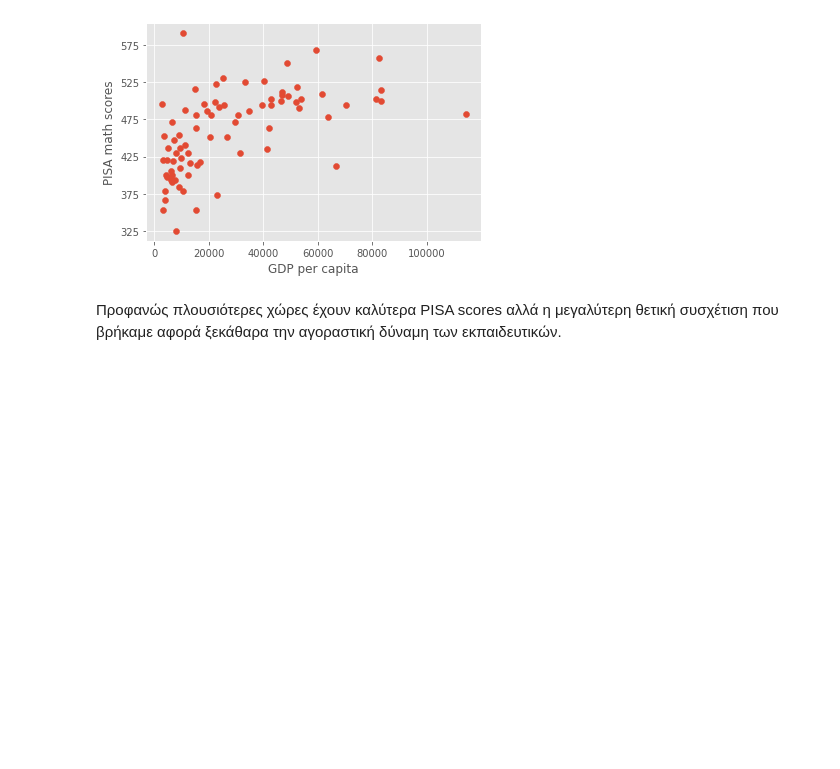
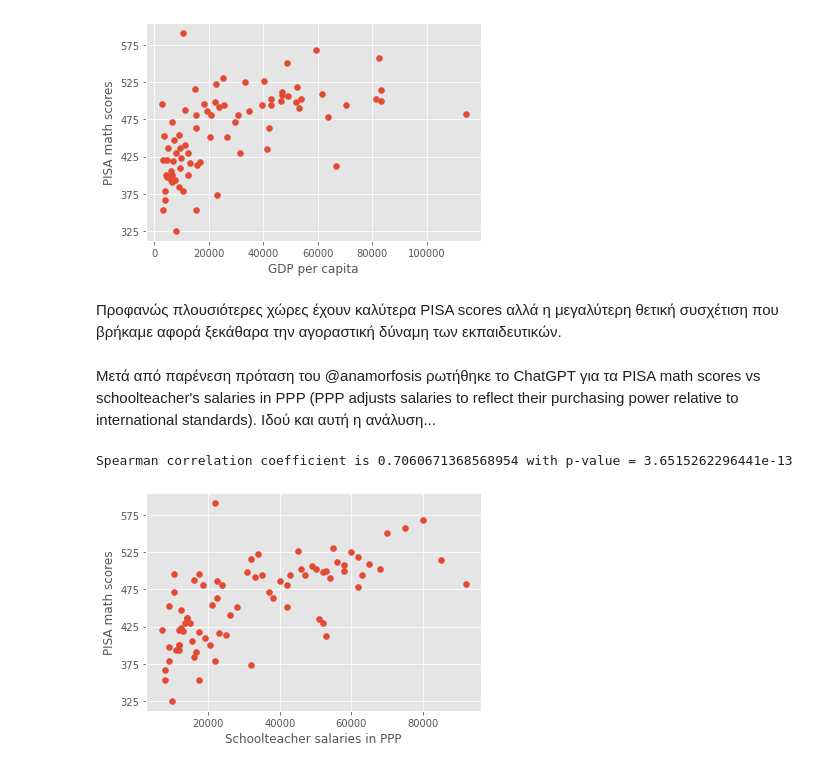
Before and after one commit to alexandros-koutsioumpas/PISA_math_scores_vs_summer_break, a Jupyter notebook: PISA_vs_PPP.ipynb, the cells around one changed output. Saved outputs shown, nothing was run; the diff lists cells and outputs as text; code cells hidden in the pictures; blank space fills up the shorter version.

```diff
--- a/PISA_vs_PPP.ipynb
+++ b/PISA_vs_PPP.ipynb
@@ -135,3 +135,37 @@ Spearman correlation coefficient is 0.6598474734167074 with p-value = 3.74144259
 [figure]
 # %% [markdown]
 Προφανώς πλουσιότερες χώρες έχουν καλύτερα PISA scores αλλά η μεγαλύτερη θετική συσχέτιση που βρήκαμε αφορά ξεκάθαρα την αγοραστική δύναμη των εκπαιδευτικών.
+# %% [markdown]
+Μετά από παρένεση πρόταση του @anamorfosis ρωτήθηκε το ChatGPT για τα PISA math scores vs schoolteacher's salaries in PPP (PPP adjusts salaries to reflect their purchasing power relative to international standards). Ιδού και αυτή η ανάλυση...
+# %%
+import csv
+
+file = open("math_scores_vs_teacher_PPP_salaries.csv", "r")
+
+data = list(csv.reader(file, delimiter=","))
+file.close()
+import matplotlib.pyplot as plt
+import numpy as np
+from scipy.stats import spearmanr
+%matplotlib inline
+plt.style.use('ggplot')
+
+ppp = []
+scores = []
+for item in data[1:]:
+    ppp.append(float(item[2]))
+    scores.append(float(item[1]))
+
+#Plot the results
+plt.figure()
+plt.yticks(np.arange(min(scores), max(scores)+1, 50.0))
+plt.scatter(ppp,scores)
+plt.xlabel('Schoolteacher salaries in PPP')
+plt.ylabel('PISA math scores');
+
+#Calculate the Spearman correlation coefficient
+rho,p = spearmanr(ppp,scores)
+print('Spearman correlation coefficient is ' + str(rho) + ' with p-value = ' + str(p))
+# %% [output]
+Spearman correlation coefficient is 0.7060671368568954 with p-value = 3.6515262296441e-13
+[figure, added]
```
